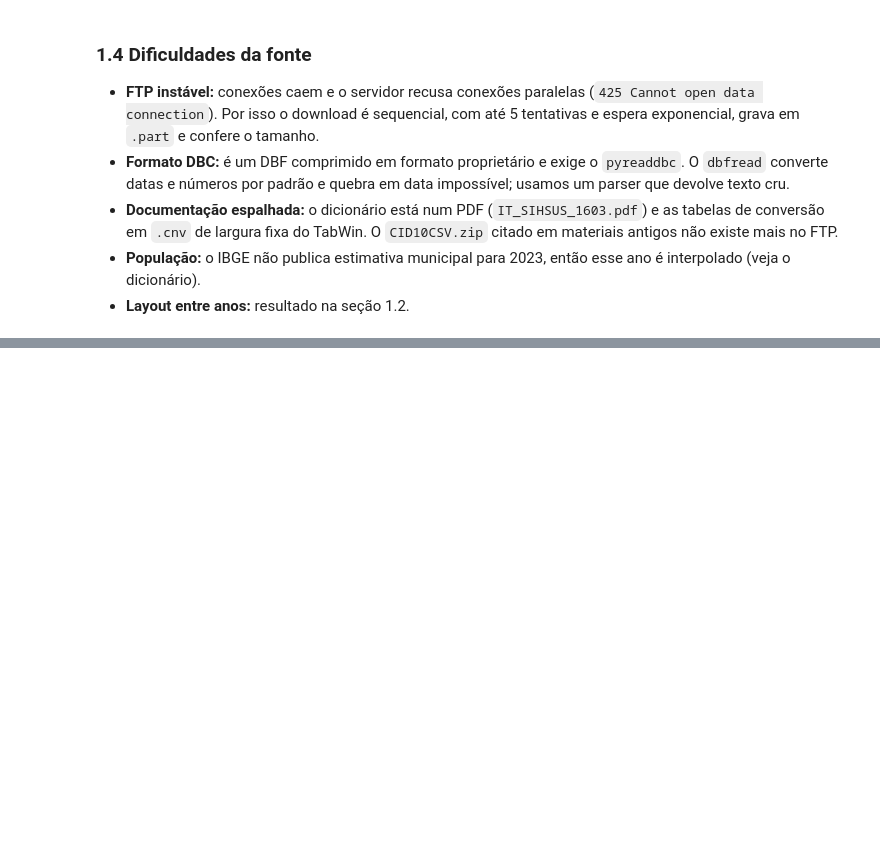
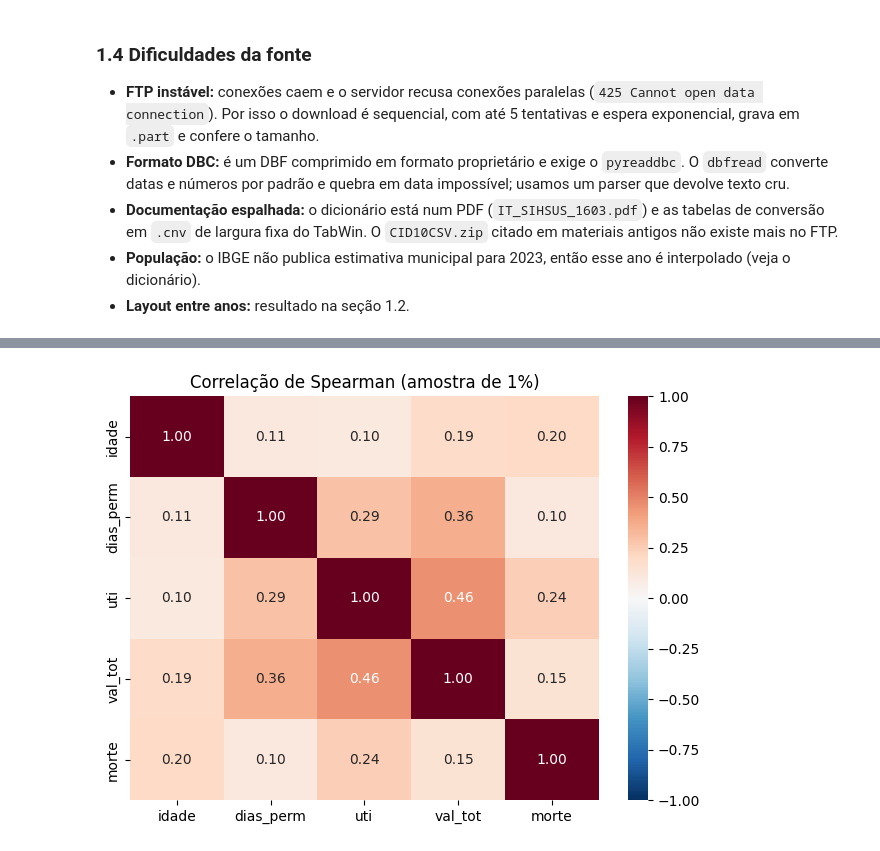
Before and after one commit to Edryck/sih-sus-pipeline-big-data, a Jupyter notebook: notebooks/projeto_final.ipynb, the cells around one changed output, grey strips where cells are left out. Drawn from its saved outputs; the diff is of its cells as text; code cells hidden in the pictures; blank space fills up the shorter version.

```diff
--- a/notebooks/projeto_final.ipynb
+++ b/notebooks/projeto_final.ipynb
@@ -122,0 +510,8 @@ plt.tight_layout()
+# %%
+am = amostra.assign(val_tot=amostra.VAL_TOT.astype(float), dias_perm=amostra.DIAS_PERM.astype(int),
+                    uti=amostra.UTI_MES_TO.astype(int), idade=idade_am, morte=amostra.MORTE.astype(int))
+corr = am[["idade", "dias_perm", "uti", "val_tot", "morte"]].corr(method="spearman")
+sns.heatmap(corr, annot=True, fmt=".2f", cmap="RdBu_r", vmin=-1, vmax=1)
+plt.title("Correlação de Spearman (amostra de 1%)"); plt.tight_layout()
+# %% [output]
+[figure, added]
```
Also changed, not shown: parts of 28 cells of this notebook, 3 other files.
